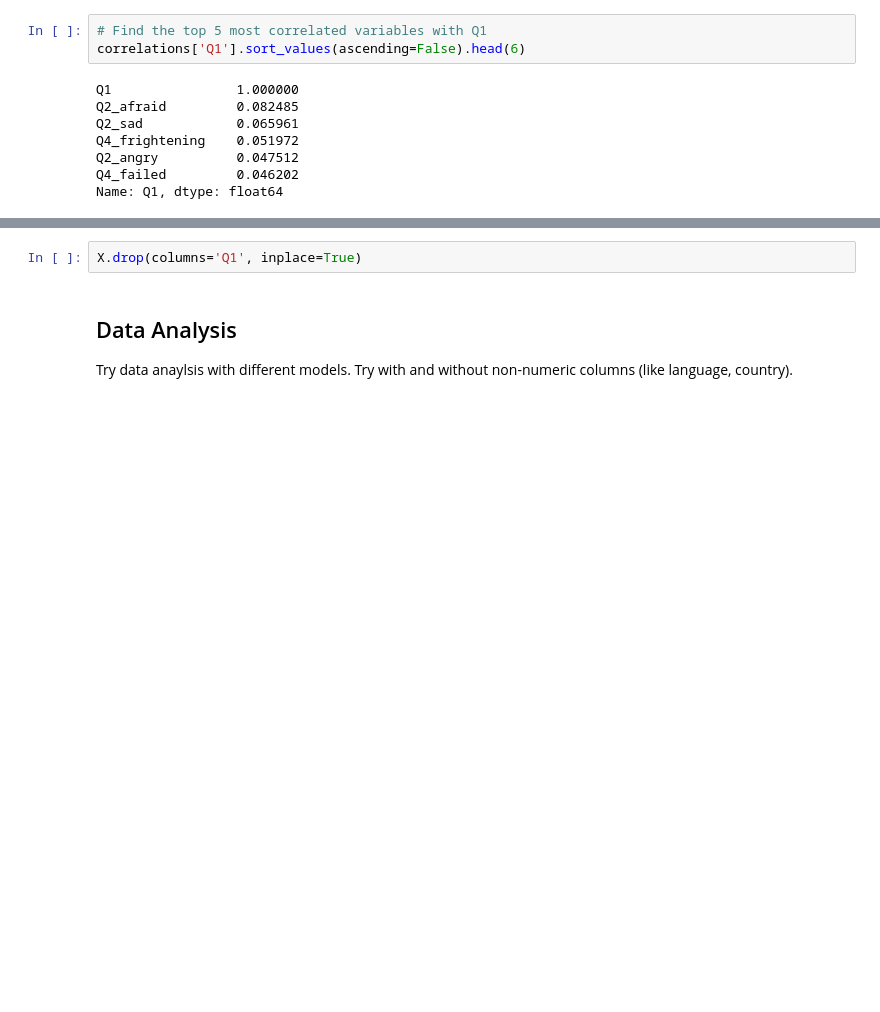
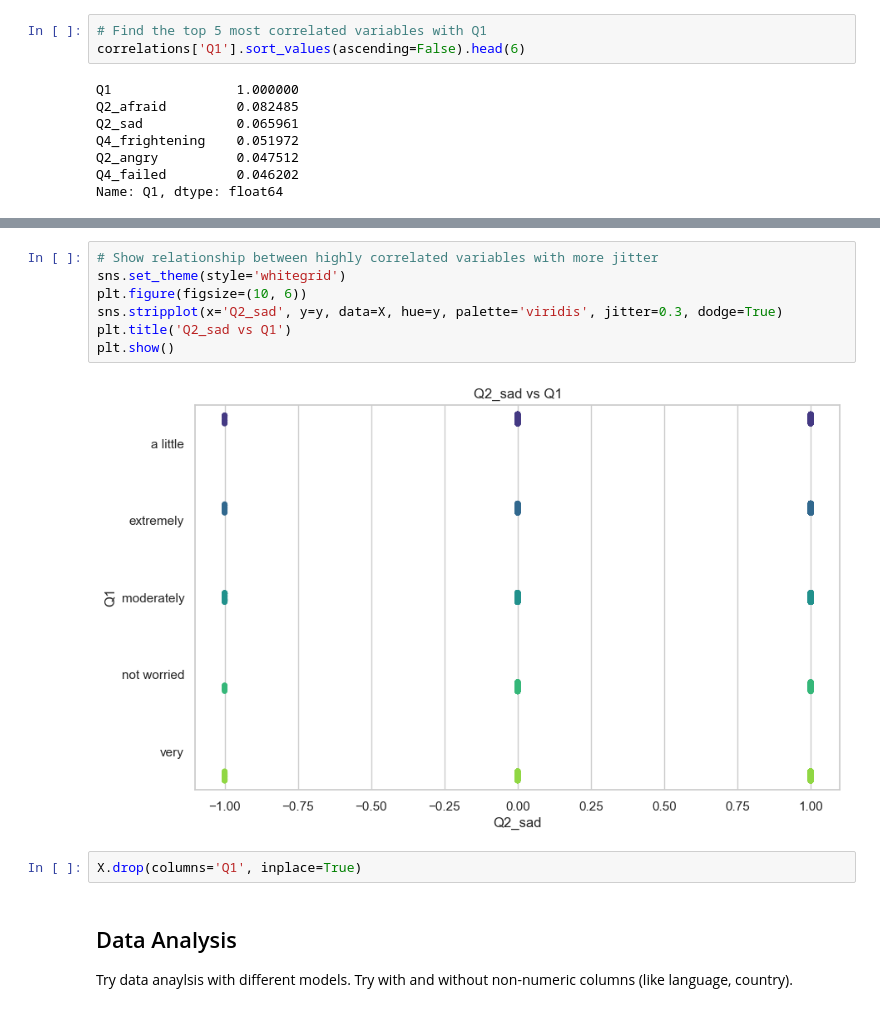
Before and after one commit to jack-rutherford/Climate_Anxiety, a Jupyter notebook: climate_anxiety.ipynb, the cells around one changed output, grey strips where cells are left out. Saved outputs shown, nothing was run; the diff lists cells and outputs as text; blank space fills up the shorter version.

```diff
--- a/climate_anxiety.ipynb
+++ b/climate_anxiety.ipynb
@@ -392,3 +392,12 @@ plt.show()
+# %%
+# Show relationship between highly correlated variables with more jitter
+sns.set_theme(style='whitegrid')
+plt.figure(figsize=(10, 6))
+sns.stripplot(x='Q2_sad', y=y, data=X, hue=y, palette='viridis', jitter=0.3, dodge=True)
+plt.title('Q2_sad vs Q1')
+plt.show()
+# %% [output]
+[figure, added]
 # %%
 X.drop(columns='Q1', inplace=True)
 # %% [markdown]
```
Also changed, not shown: parts of 4 cells of this notebook.
